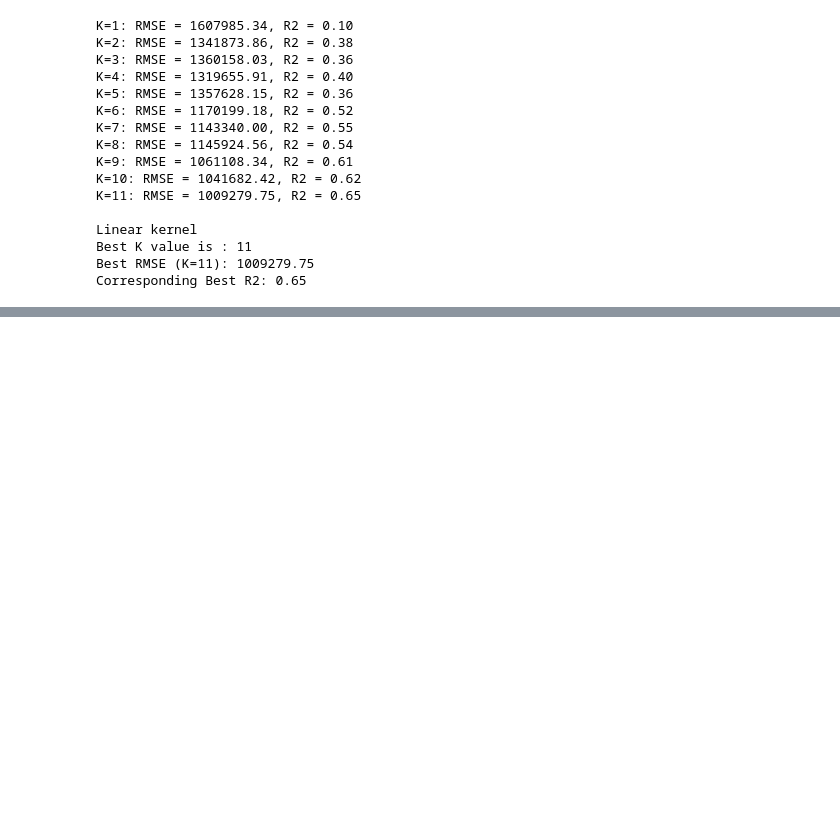
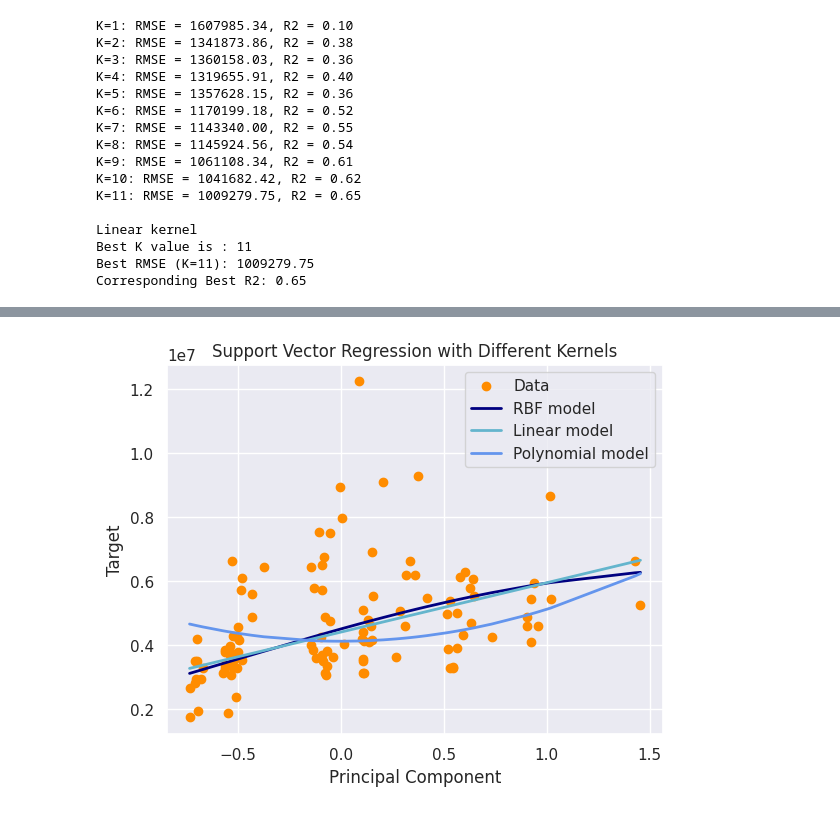
Before and after one commit to poojitharajapuram/ML-HW4, a Jupyter notebook: HW4_INTRO_TO_ML.ipynb, the cells around one changed output, grey strips where cells are left out. Cells and saved outputs as stored; diff of their text form; code cells hidden in the pictures; blank space fills up the shorter version.

```diff
--- a/HW4_INTRO_TO_ML.ipynb
+++ b/HW4_INTRO_TO_ML.ipynb
@@ -403,3 +498,57 @@ Best K value is : 6
 Best RMSE (K=6): 1320588.54
 Corresponding Best R2: 0.39
 [figure]
+# %%
+import numpy as np
+import matplotlib.pyplot as plt
+from sklearn.decomposition import PCA
+from sklearn.model_selection import train_test_split
+from sklearn.svm import SVR
+
+
+
+# Set SVR parameters
+y_rbf = SVR(kernel='rbf', C=3e6, gamma=0.1)
+y_lin = SVR(kernel='linear', C=2e5)
+y_poly = SVR(kernel='poly', C=5e6, degree=2)
+
+# Set the number of PCA components
+n_components = 1
+pca = PCA(n_components=n_components)
+
+# Apply PCA transformation
+principalComponents = pca.fit_transform(X_std)
+
+# Split the data into training and testing sets
+X_train, X_test, Y_train, Y_test = train_test_split(principalComponents, y, test_size=0.20, random_state=0)
+
+# Fit SVR models and make predictions
+pred_rbf = y_rbf.fit(X_train, Y_train.ravel()).predict(X_test)
+pred_lin = y_lin.fit(X_train, Y_train.ravel()).predict(X_test)
+pred_poly = y_poly.fit(X_train, Y_train.ravel()).predict(X_test)
+
+# Sort the test data for plotting
+sort_order = np.argsort(X_test.ravel())
+X_test_sorted = X_test[sort_order].ravel()
+
+# Set the linewidth for the plots
+lw = 2
+
+# Begin plotting
+plt.scatter(X_test_sorted, Y_test[sort_order].ravel(), color='darkorange', label='Data')
+plt.plot(X_test_sorted, pred_rbf[sort_order].ravel(), color='navy', lw=lw, label='RBF model')
+plt.plot(X_test_sorted, pred_lin[sort_order].ravel(), color='c', lw=lw, label='Linear model')
+plt.plot(X_test_sorted, pred_poly[sort_order].ravel(), color='cornflowerblue', lw=lw, label='Polynomial model')
+
+# Set labels and title for the plot
+plt.xlabel('Principal Component')
+plt.ylabel('Target')
+plt.title('Support Vector Regression with Different Kernels')
+
+# Add a legend
+plt.legend()
+
+# Show the plot
+plt.show()
+# %% [output]
+[figure, added]
```
Also changed, not shown: parts of 21 cells of this notebook.
